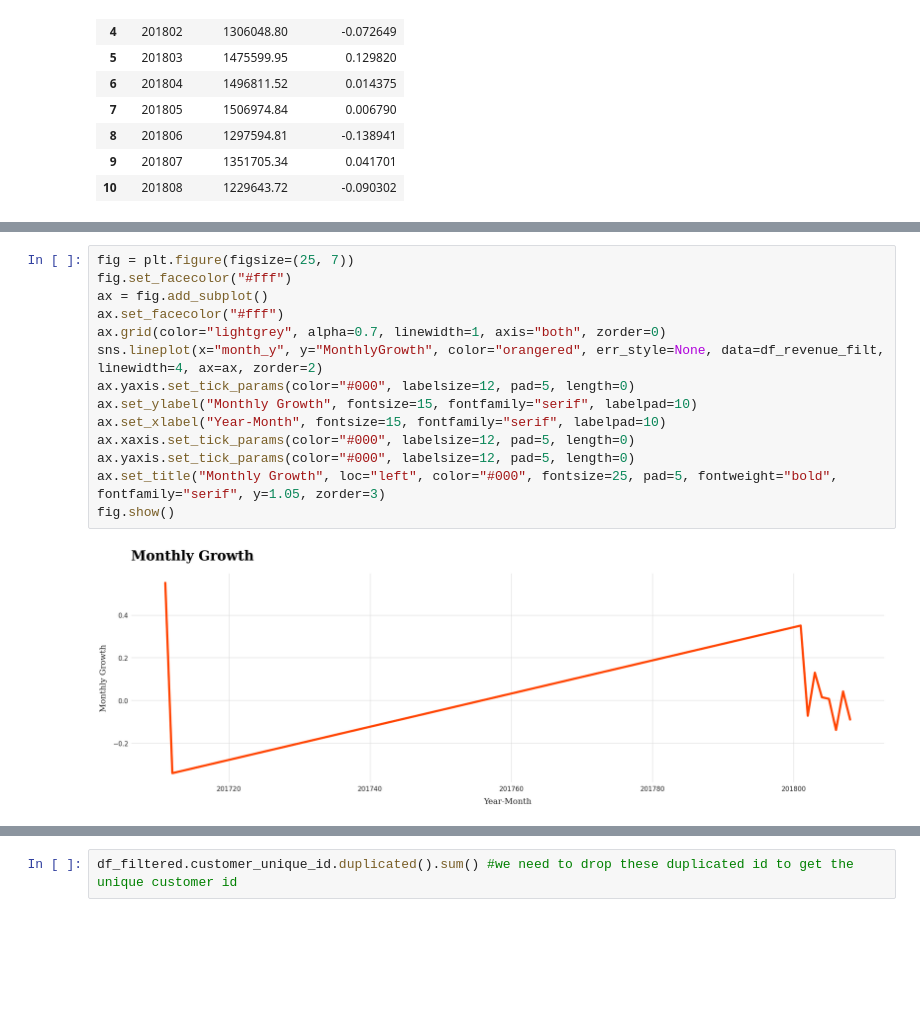
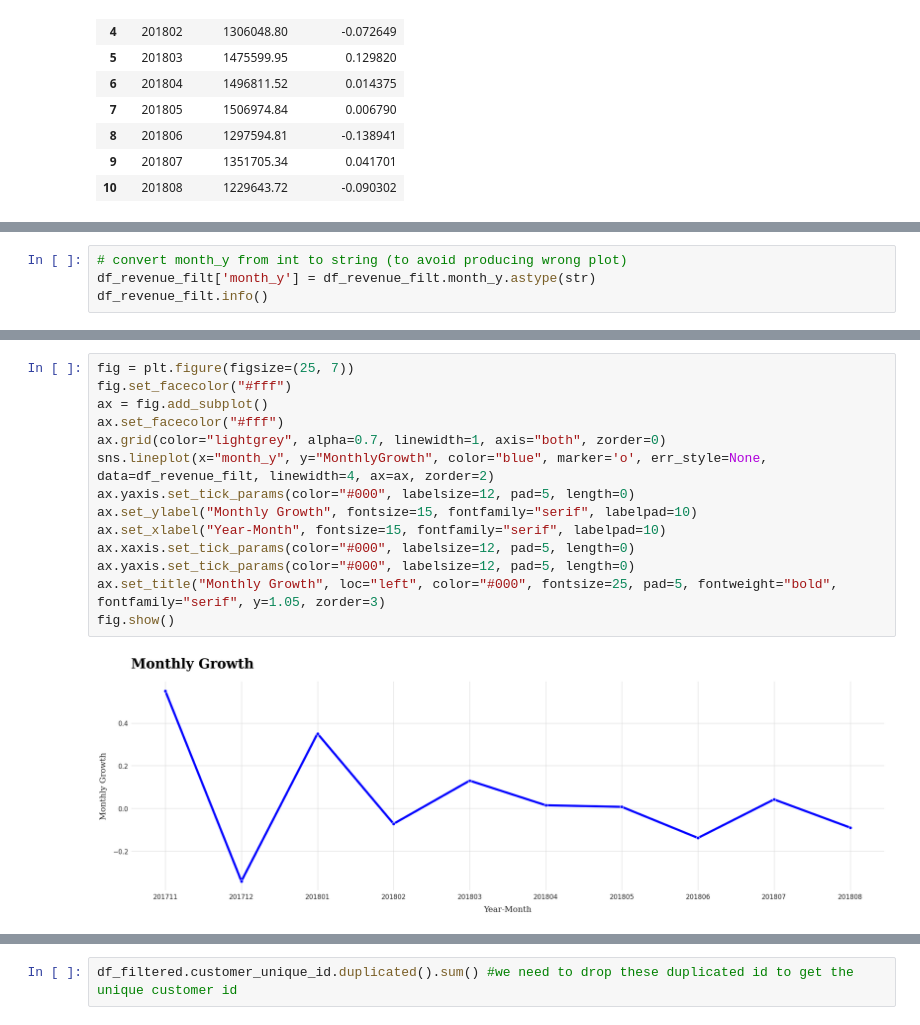
Before and after one commit to roissyahf/RFM-Analysis, a Jupyter notebook: RFM_Analysis_with_Python.ipynb, the cells around one changed output, grey strips where cells are left out. Drawn from its saved outputs; the diff is of its cells as text; blank space fills up the shorter version.

```diff
--- a/RFM_Analysis_with_Python.ipynb
+++ b/RFM_Analysis_with_Python.ipynb
@@ -321,0 +294,4 @@ plt.show()
+# %%
+# convert month_y from int to string (to avoid producing wrong plot)
+df_revenue_filt['month_y'] = df_revenue_filt.month_y.astype(str)
+df_revenue_filt.info()
@@ -322,18 +325,18 @@ plt.show()
 # %%
 fig = plt.figure(figsize=(25, 7))
 fig.set_facecolor("#fff")
 ax = fig.add_subplot()
 ax.set_facecolor("#fff")
 ax.grid(color="lightgrey", alpha=0.7, linewidth=1, axis="both", zorder=0)
-sns.lineplot(x="month_y", y="MonthlyGrowth", color="orangered", err_style=None, data=df_revenue_filt, linewidth=4, ax=ax, zorder=2)
+sns.lineplot(x="month_y", y="MonthlyGrowth", color="blue", marker='o', err_style=None, data=df_revenue_filt, linewidth=4, ax=ax, zorder=2)
 ax.yaxis.set_tick_params(color="#000", labelsize=12, pad=5, length=0)
 ax.set_ylabel("Monthly Growth", fontsize=15, fontfamily="serif", labelpad=10)
 ax.set_xlabel("Year-Month", fontsize=15, fontfamily="serif", labelpad=10)
 ax.xaxis.set_tick_params(color="#000", labelsize=12, pad=5, length=0)
 ax.yaxis.set_tick_params(color="#000", labelsize=12, pad=5, length=0)
 ax.set_title("Monthly Growth", loc="left", color="#000", fontsize=25, pad=5, fontweight="bold", fontfamily="serif", y=1.05, zorder=3)
 fig.show()
 # %% [output]
-[figure, old version]
+[figure, new version]
 # %%
 #creating monthly active customers dataframe by counting unique Customer IDs
```
Also changed, not shown: parts of 26 cells of this notebook.
